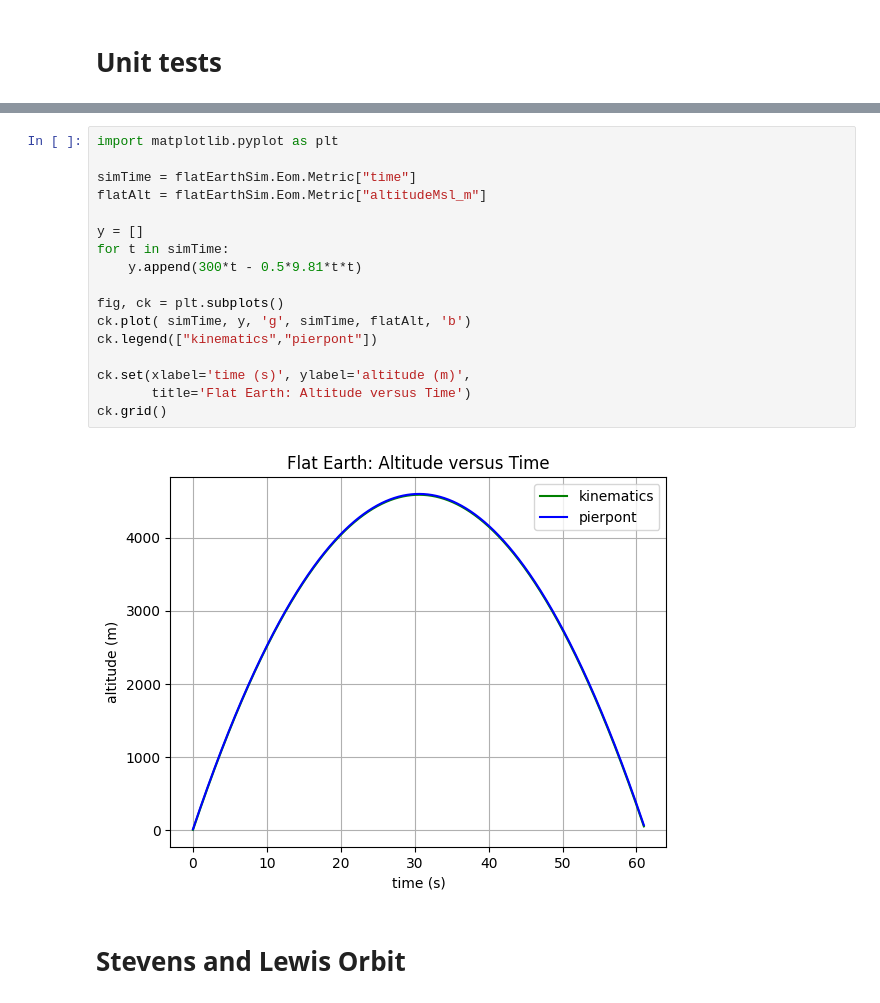
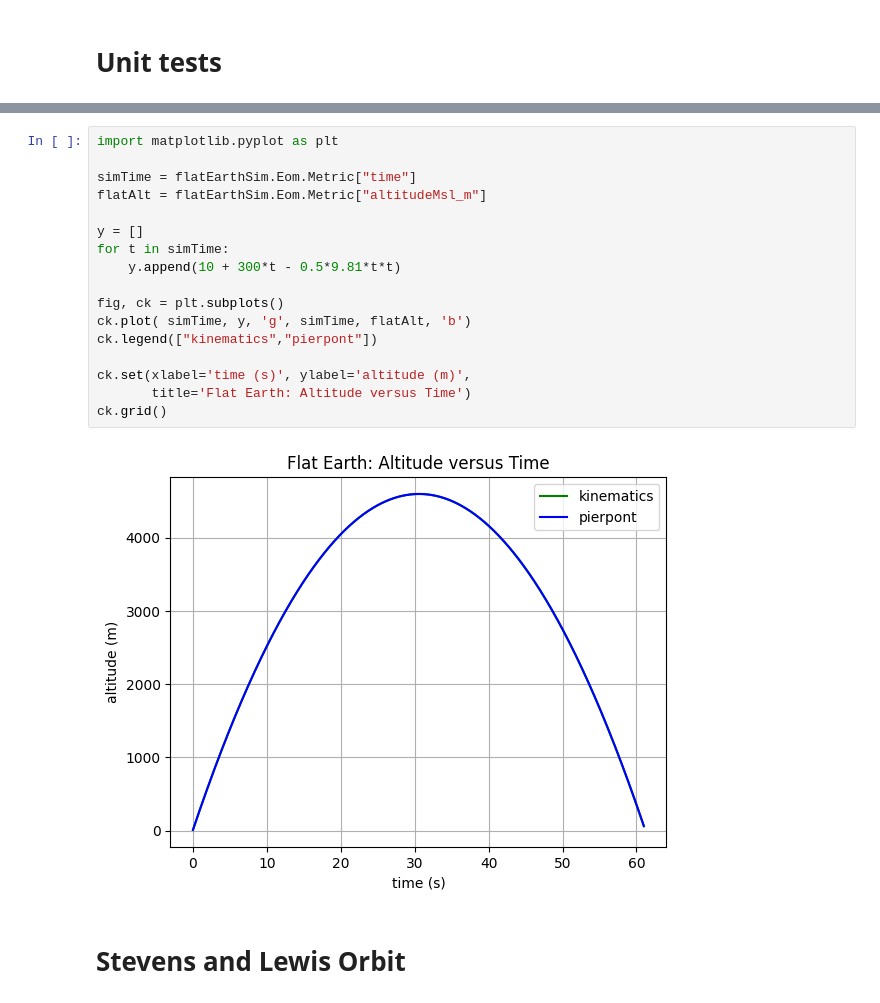
Before and after one commit to TreyArthur/Pierpont, a Jupyter notebook: tests.ipynb, the cells around one changed output, grey strips where cells are left out. Saved outputs shown, nothing was run; the diff lists cells and outputs as text.

```diff
--- a/tests.ipynb
+++ b/tests.ipynb
@@ -469,21 +519,21 @@ Wall time: 123 ms
 # %%
 import matplotlib.pyplot as plt
 
 simTime = flatEarthSim.Eom.Metric["time"]
 flatAlt = flatEarthSim.Eom.Metric["altitudeMsl_m"]
 
 y = []
 for t in simTime:
-    y.append(300*t - 0.5*9.81*t*t)
+    y.append(10 + 300*t - 0.5*9.81*t*t)
 
 fig, ck = plt.subplots()
 ck.plot( simTime, y, 'g', simTime, flatAlt, 'b')
 ck.legend(["kinematics","pierpont"])
 
 ck.set(xlabel='time (s)', ylabel='altitude (m)',
        title='Flat Earth: Altitude versus Time')
 ck.grid()
 # %% [output]
-[figure, old version]
+[figure, new version]
 # %% [markdown]
 # Stevens and Lewis Orbit
```
Also changed, not shown: parts of 32 cells of this notebook, 10 other files.
